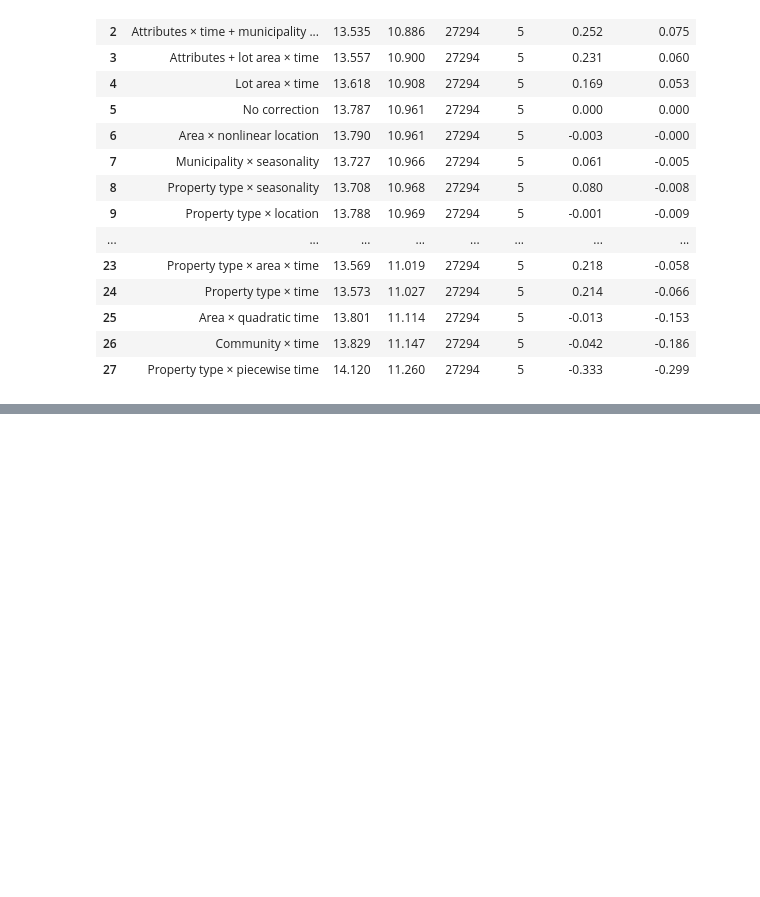
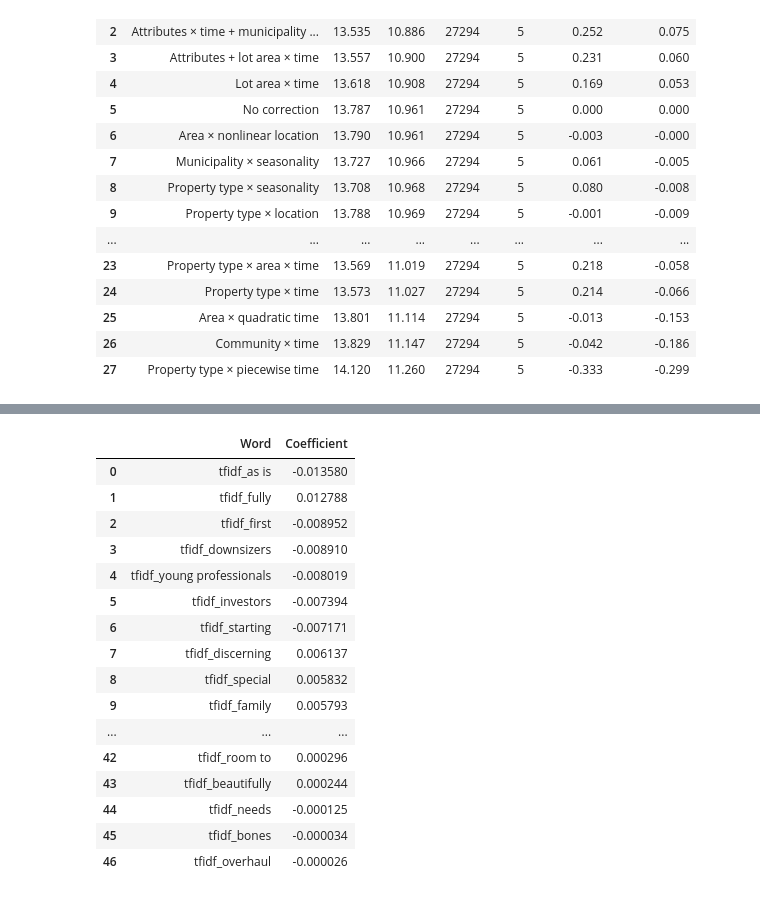
Before and after one commit to HiddenL123/SSU-Data-Dash-hdnl-comp, a Jupyter notebook: interaction.ipynb, the cells around one changed output, grey strips where cells are left out. Cells and saved outputs as stored; diff of their text form; code cells hidden in the pictures; blank space fills up the shorter version.

```diff
--- a/interaction.ipynb
+++ b/interaction.ipynb
@@ -637,3 +637,70 @@ with pd.option_context("display.max_colwidth", None):
 | 25 | Area × quadratic time | 13.801 | 11.114 | 27294 | 5 | -0.013 | -0.153 |
 | 26 | Community × time | 13.829 | 11.147 | 27294 | 5 | -0.042 | -0.186 |
 | 27 | Property type × piecewise time | 14.120 | 11.260 | 27294 | 5 | -0.333 | -0.299 |
+# %%
+import numpy as np
+import pandas as pd
+
+from sklearn.linear_model import ElasticNet
+
+import importlib.util
+from pathlib import Path
+
+feature_path = Path.cwd() / "models" / "basic_features.py"
+spec = importlib.util.spec_from_file_location("project_basic_features", feature_path)
+
+basic_features = importlib.util.module_from_spec(spec)
+spec.loader.exec_module(basic_features)
+
+import data
+
+# Historical training data
+train = data.load("listings")
+train = train[
+    train["date_sold"] < "2025-12-01"
+].copy()
+
+# Use the SAME preprocessing as the original model
+X = basic_features.sci_kit_learn_df(train)[0]
+
+log_y = np.log(train["sold_price"].to_numpy(dtype=float))
+
+# Same Elastic Net configuration as PropertyModel
+selector = ElasticNet(
+    alpha=0.01,
+    l1_ratio=0.8,
+    max_iter=20000,
+    random_state=0
+)
+
+selector.fit(X, log_y)
+
+# Same coefficient-based selection
+coefficients = pd.Series(
+    selector.coef_,
+    index=X.columns
+)
+
+# Keep only TF-IDF coefficients
+text_importance = coefficients[
+    coefficients.index.str.startswith("tfidf_")
+].abs()
+
+selected_text = (
+    text_importance[text_importance > 1e-8]
+    .nlargest(100)
+)
+
+# Display words with their original signed coefficients
+selected_words = (
+    coefficients.loc[selected_text.index]
+    .rename_axis("Word")
+    .reset_index(name="Coefficient")
+)
+
+print(f"Total features: {X.shape[1]}")
+print(f"TF-IDF features: {len(text_importance)}")
+print(f"Selected TF-IDF features: {len(selected_words)}")
+
+display(selected_words)
+# %% [output]
@@ -639,0 +710,17 @@ with pd.option_context("display.max_colwidth", None):
+|  | Word | Coefficient |
+| 0 | tfidf_as is | -0.013580 |
+| 1 | tfidf_fully | 0.012788 |
+| 2 | tfidf_first | -0.008952 |
+| 3 | tfidf_downsizers | -0.008910 |
+| 4 | tfidf_young professionals | -0.008019 |
+| 5 | tfidf_investors | -0.007394 |
+| 6 | tfidf_starting | -0.007171 |
+| 7 | tfidf_discerning | 0.006137 |
+| 8 | tfidf_special | 0.005832 |
+| 9 | tfidf_family | 0.005793 |
+| ... | ... | ... |
+| 42 | tfidf_room to | 0.000296 |
+| 43 | tfidf_beautifully | 0.000244 |
+| 44 | tfidf_needs | -0.000125 |
+| 45 | tfidf_bones | -0.000034 |
+| 46 | tfidf_overhaul | -0.000026 |
```
Also changed, not shown: parts of 6 cells of this notebook, 16 other files.
